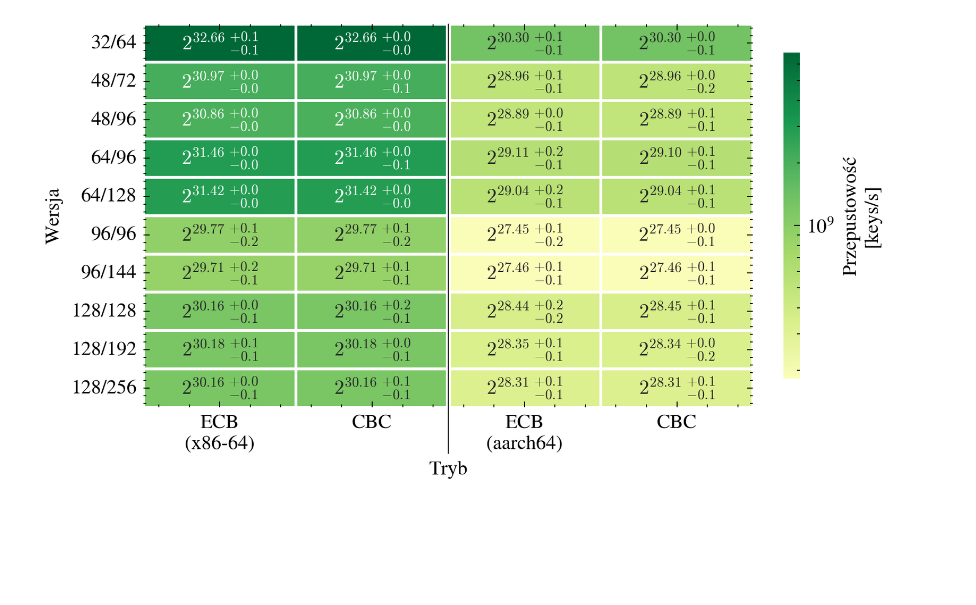
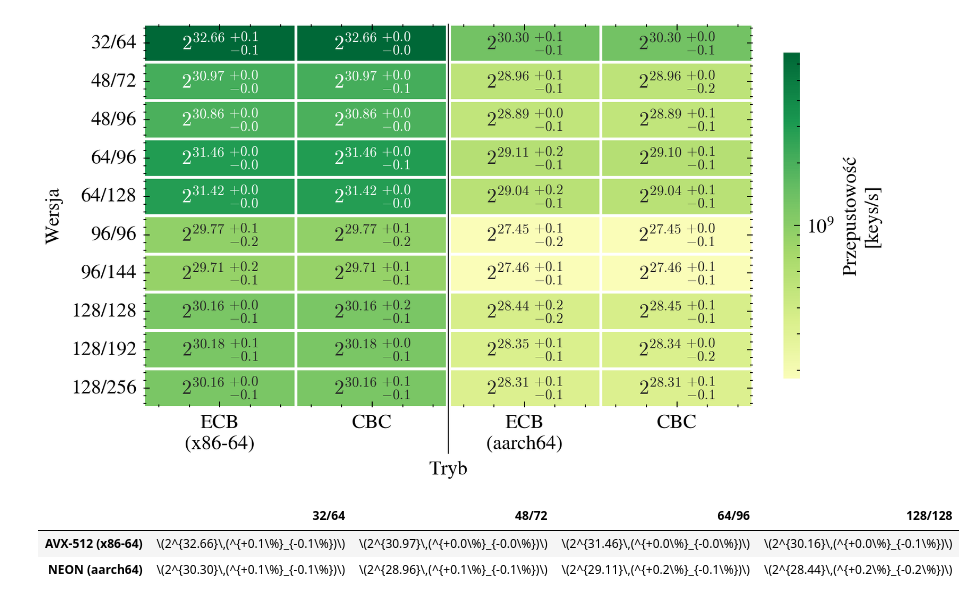
Before and after one commit to jan-chojnacki/SpeckProbe, a Jupyter notebook: analysis/notebooks/criterion.ipynb, the cells around one changed output. Saved outputs shown, nothing was run; the diff lists cells and outputs as text; code cells hidden in the pictures; blank space fills up the shorter version.

```diff
--- a/analysis/notebooks/criterion.ipynb
+++ b/analysis/notebooks/criterion.ipynb
@@ -865,0 +902,7 @@ plot_system_mode_combined(
+# %%
+our_latex.to_csv("../csv/our_results.csv")
+our_latex
+# %% [output]
+|  | 32/64 | 48/72 | 64/96 | 128/128 |
+| AVX-512 (x86-64) | \(2^{32.66}\,(^{+0.1\%}_{-0.1\%})\) | \(2^{30.97}\,(^{+0.0\%}_{-0.0\%})\) | \(2^{31.46}\,(^{+0.0\%}_{-0.0\%})\) | \(2^{30.16}\,(^{+0.0\%}_{-0.1\%})\) |
+| NEON (aarch64) | \(2^{30.30}\,(^{+0.1\%}_{-0.1\%})\) | \(2^{28.96}\,(^{+0.1\%}_{-0.1\%})\) | \(2^{29.11}\,(^{+0.2\%}_{-0.1\%})\) | \(2^{28.44}\,(^{+0.2\%}_{-0.2\%})\) |
```
Also changed, not shown: parts of 4 cells of this notebook.
